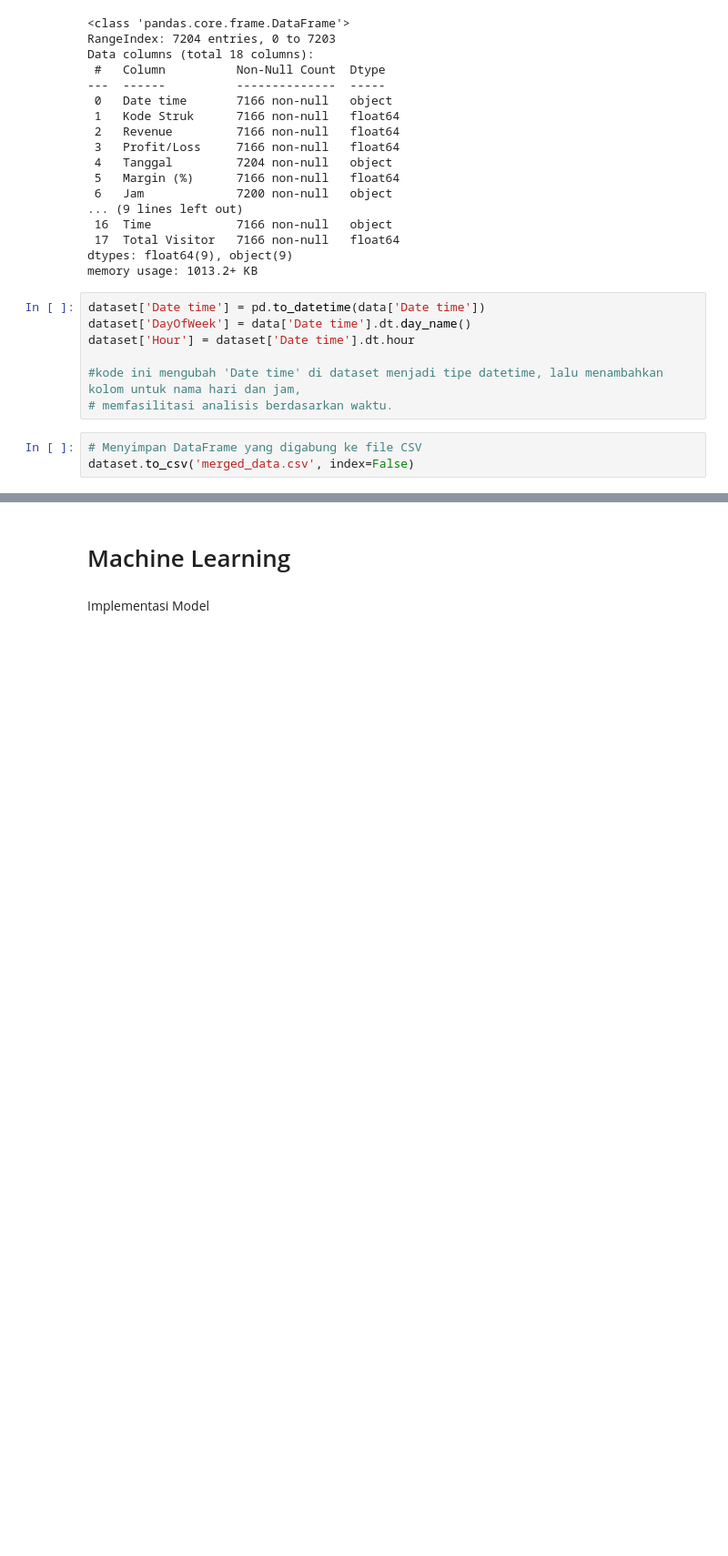
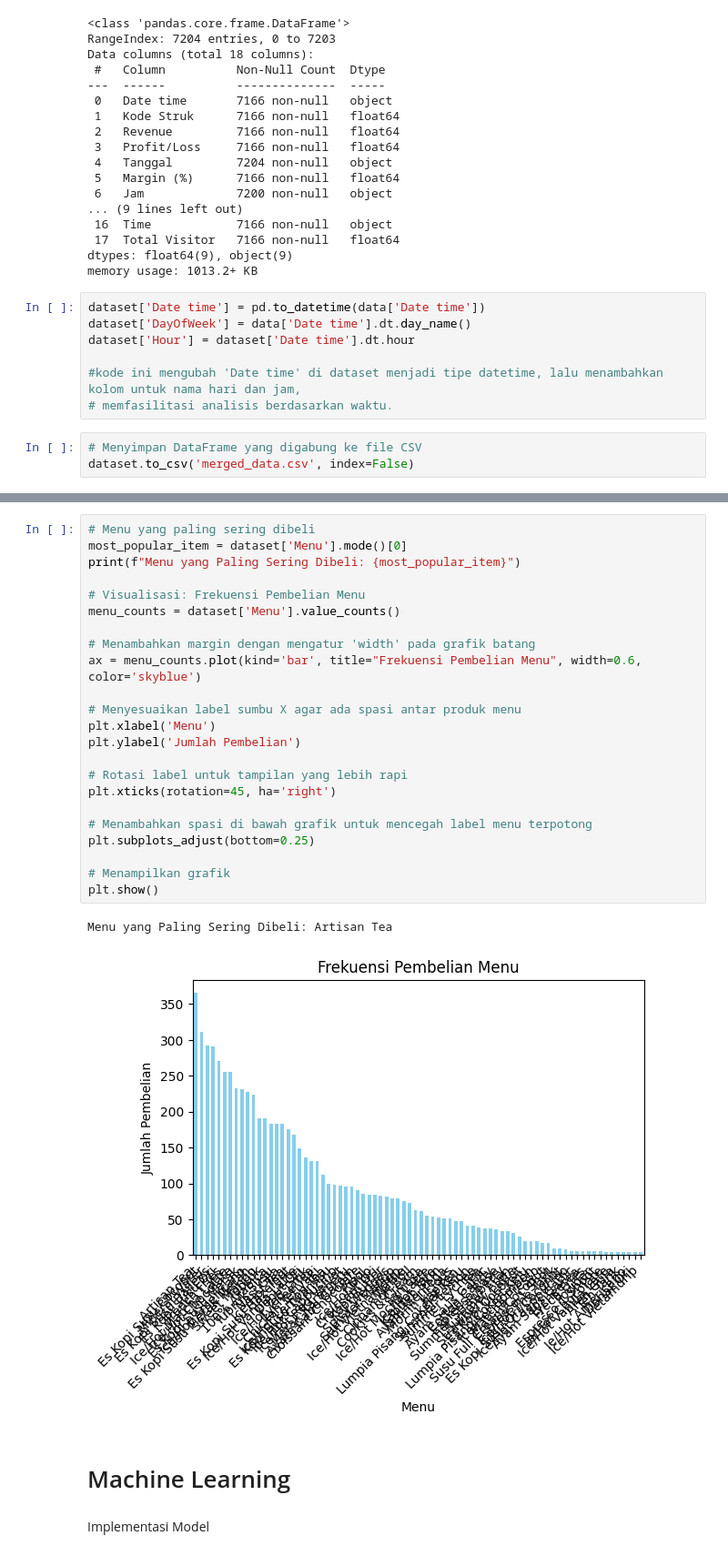
Before and after one commit to bilavz/analisis-data-merak, a Jupyter notebook: Analisis_dan_Prediksi_Data_Merak.ipynb, the cells around one changed output, grey strips where cells are left out. Shown: that part at 91% size. Drawn from its saved outputs; the diff is of its cells as text; blank space fills up the shorter version.

```diff
--- a/Analisis_dan_Prediksi_Data_Merak.ipynb
+++ b/Analisis_dan_Prediksi_Data_Merak.ipynb
@@ -432,3 +488,29 @@ dataset.to_csv('merged_data.csv', index=False)
+# %%
+# Menu yang paling sering dibeli
+most_popular_item = dataset['Menu'].mode()[0]
+print(f"Menu yang Paling Sering Dibeli: {most_popular_item}")
+
+# Visualisasi: Frekuensi Pembelian Menu
+menu_counts = dataset['Menu'].value_counts()
+
+# Menambahkan margin dengan mengatur 'width' pada grafik batang
+ax = menu_counts.plot(kind='bar', title="Frekuensi Pembelian Menu", width=0.6, color='skyblue')
+
+# Menyesuaikan label sumbu X agar ada spasi antar produk menu
+plt.xlabel('Menu')
+plt.ylabel('Jumlah Pembelian')
+
+# Rotasi label untuk tampilan yang lebih rapi
+plt.xticks(rotation=45, ha='right')
+
+# Menambahkan spasi di bawah grafik untuk mencegah label menu terpotong
+plt.subplots_adjust(bottom=0.25)
+
+# Menampilkan grafik
+plt.show()
+# %% [output]
+Menu yang Paling Sering Dibeli: Artisan Tea
+[figure, added]
 # %% [markdown]
 # Machine Learning
 # %% [markdown]
```
Also changed, not shown: parts of 9 cells of this notebook.
